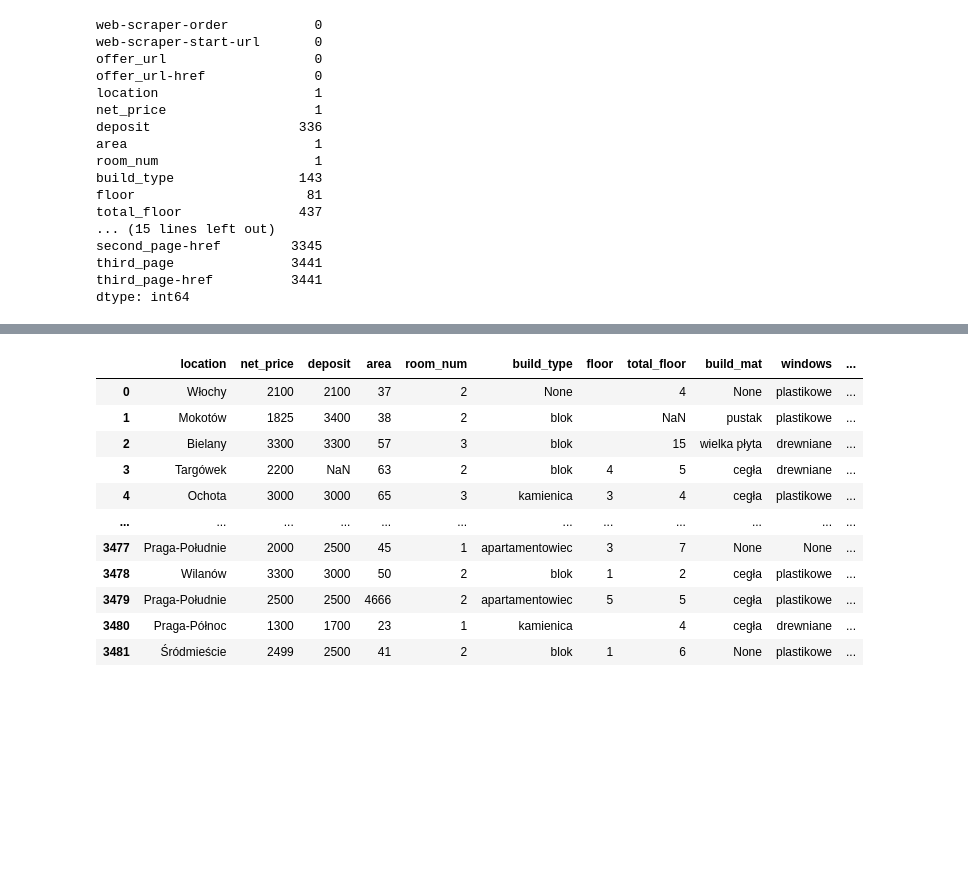
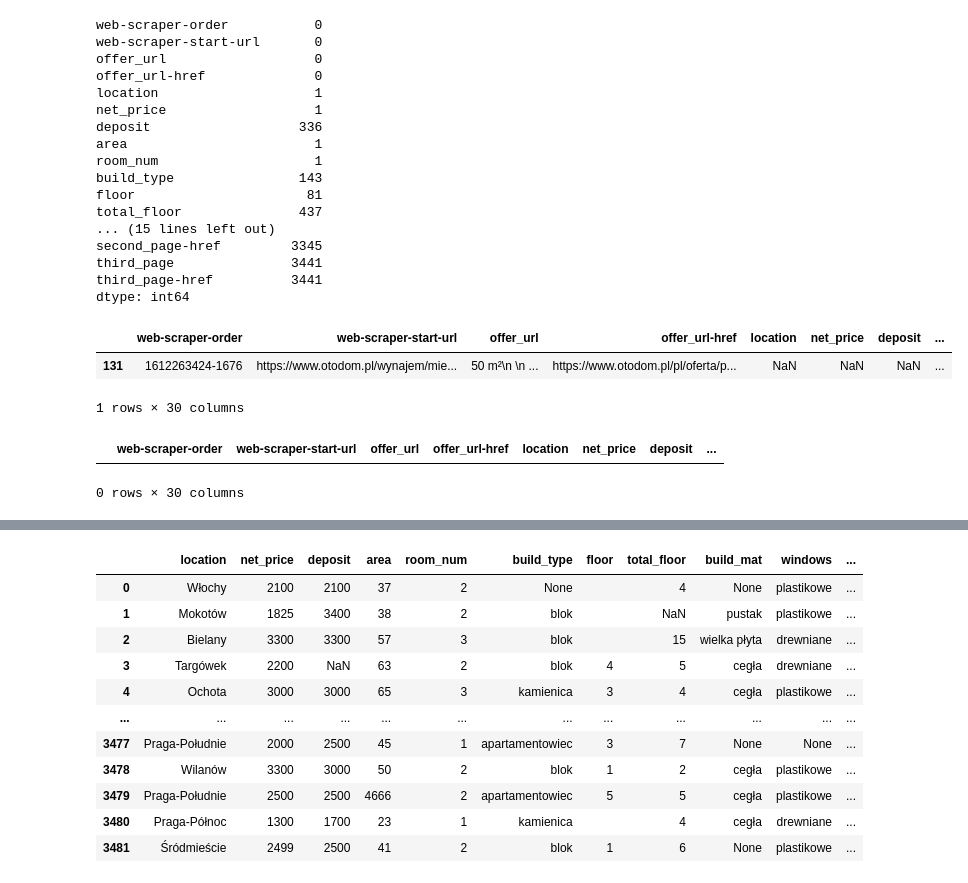
Before and after one commit to filki/Kaggle_Warsaw_rent_prices, a Jupyter notebook: starter.ipynb, the cells around one changed output, grey strips where cells are left out. Saved outputs shown, nothing was run; the diff lists cells and outputs as text; code cells hidden in the pictures; blank space fills up the shorter version.

Commit message:
using regex to impute missing area values

```diff
--- a/starter.ipynb
+++ b/starter.ipynb
@@ -113,3 +114,9 @@ second_page-href         3345
 third_page               3441
 third_page-href          3441
 dtype: int64
+# %%
+df[df['area'].isna()]
+# %% [output]
+|  | web-scraper-order | web-scraper-start-url | offer_url | offer_url-href | location | net_price | deposit | ... |
+| 131 | 1612263424-1676 | https://www.otodom.pl/wynajem/mie... | 50 m²\n \n ... | https://www.otodom.pl/pl/oferta/p... | NaN | NaN | NaN | ... |
+1 rows × 30 columns
@@ -116,3 +128,8 @@ dtype: int64
+# %%
+df[df['area'].isna()]
+# %% [output]
+|  | web-scraper-order | web-scraper-start-url | offer_url | offer_url-href | location | net_price | deposit | ... |
+0 rows × 30 columns
 # %%
 df.drop(["web-scraper-order","web-scraper-start-url","offer_url","offer_url-href","third_page-href","web-scraper-order","web-scraper-start-url","offer_url","offer_url-href","next_pagination","next_pagination-href","offer_last_update","second_page","second_page-href","third_page","third_page-href","offer_ID"], axis = 1, inplace = True)
 # %%
```
Also changed, not shown: parts of 7 cells of this notebook.
